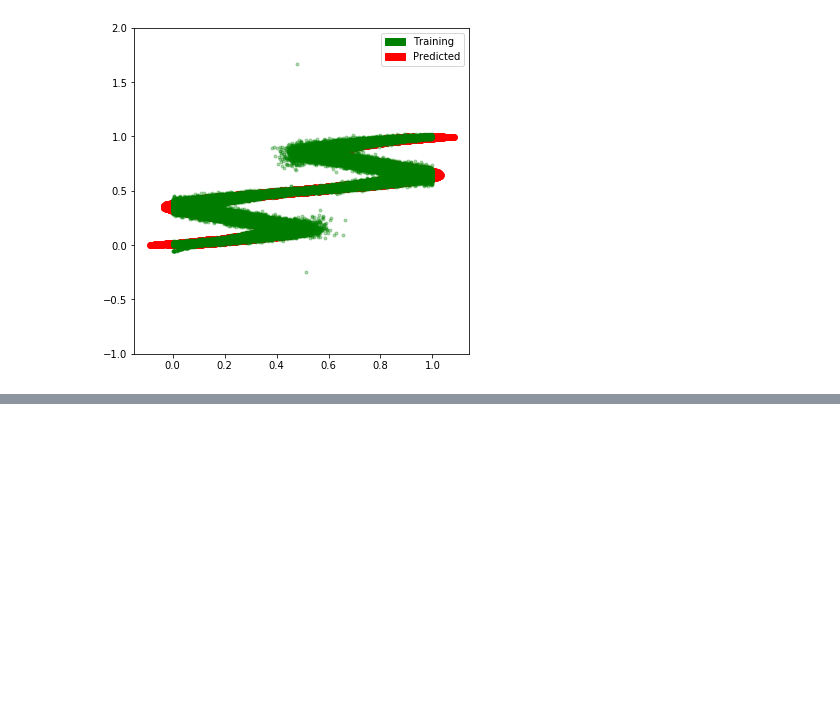
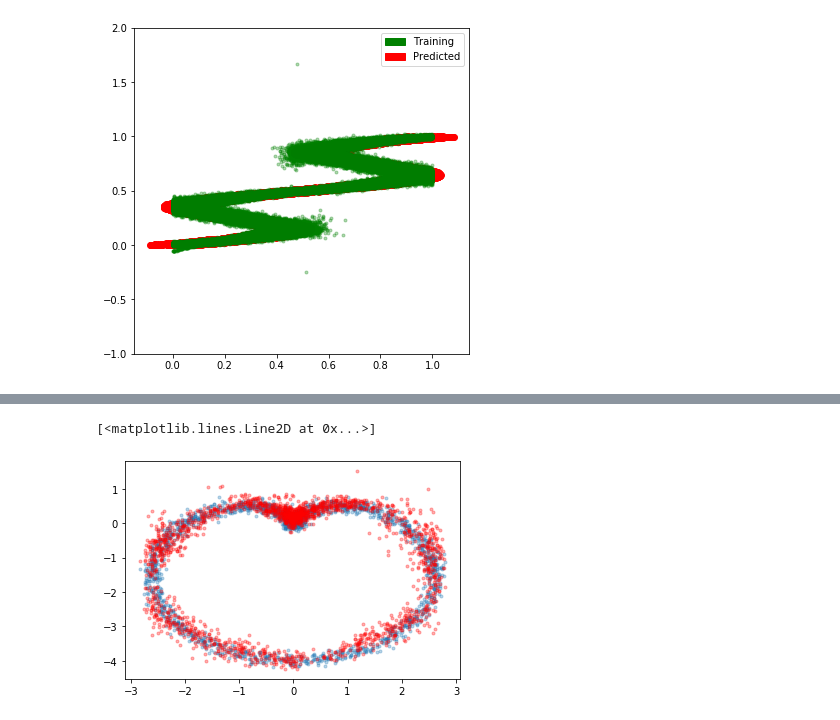
Before and after one commit to AlexanderFengler/nn_likelihoods, a Jupyter notebook: Untitled1.ipynb, the cells around one changed output, grey strips where cells are left out. Cells and saved outputs as stored; diff of their text form; code cells hidden in the pictures; blank space fills up the shorter version.

```diff
--- a/Untitled1.ipynb
+++ b/Untitled1.ipynb
@@ -313,0 +447,6 @@ plt.show()
+# %%
+plt.plot(x, y, '.', alpha = 0.3)
+plt.plot(x, y_dist.sample(), '.', color = 'red', alpha = 0.3)
+# %% [output]
+[<matplotlib.lines.Line2D at 0x...>]
+[figure, added]
```
Also changed, not shown: parts of 26 cells of this notebook, 1 other file.
